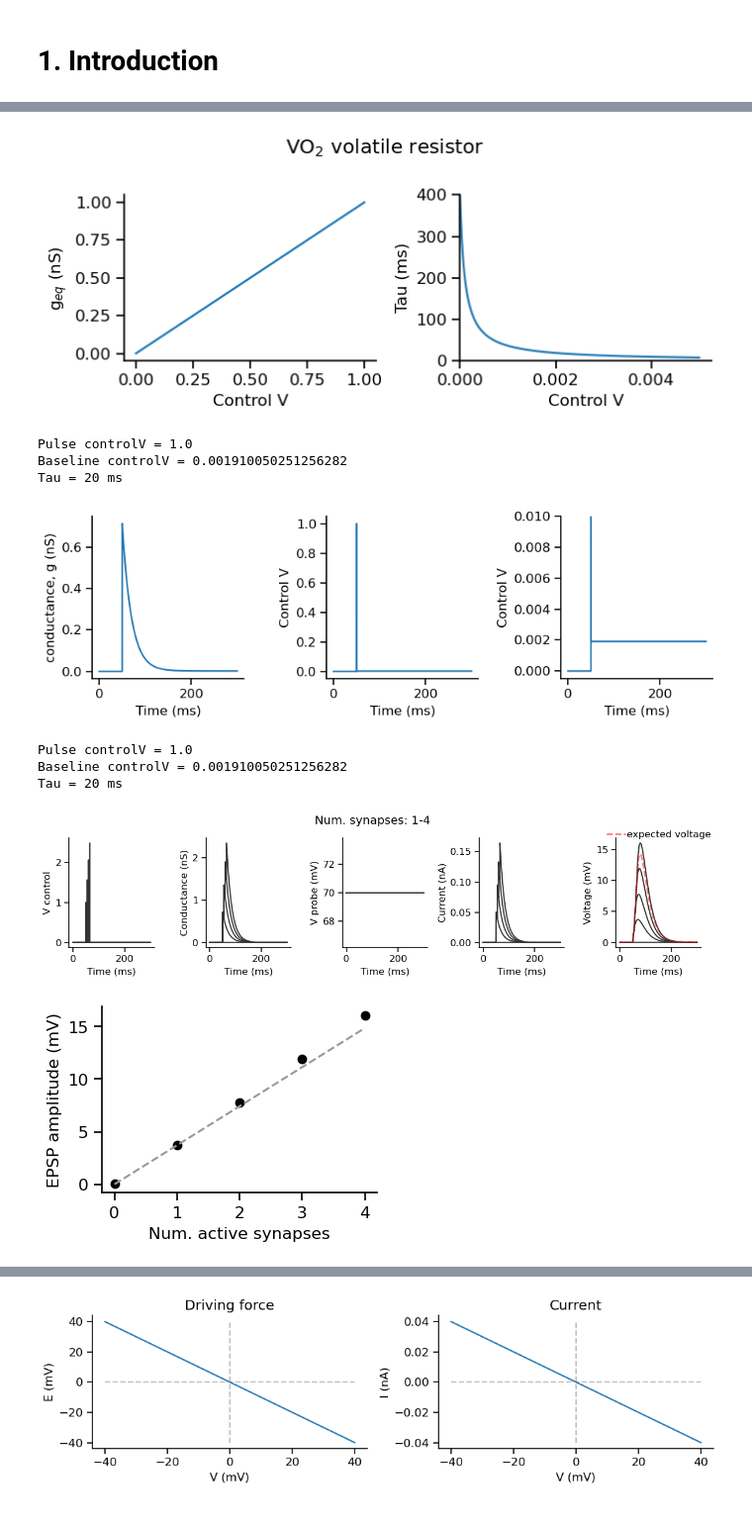
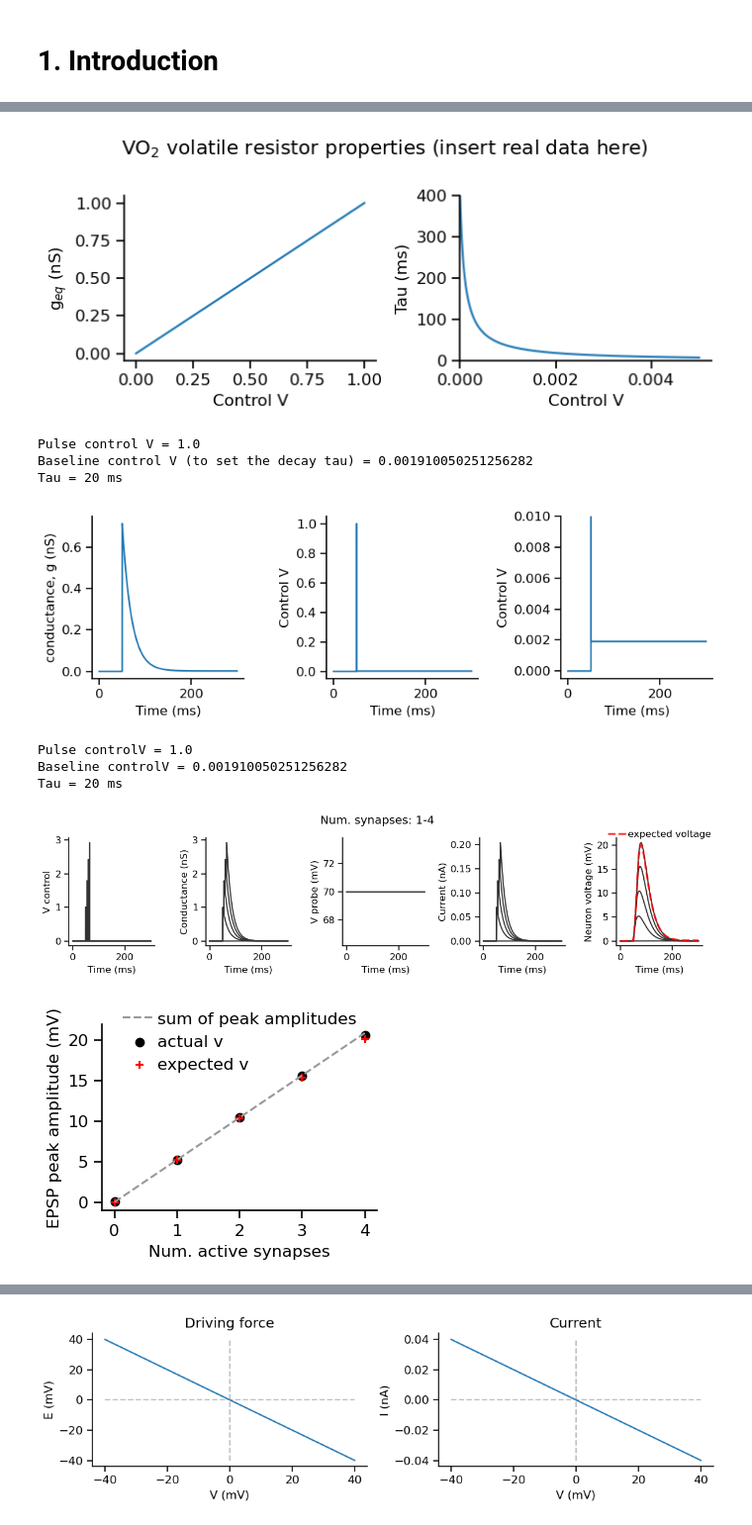
Before and after one commit to argalloni/Neuromorphic_simulations, a Jupyter notebook: Neuromorphic_conductance_syn.ipynb, the cells around one changed output, grey strips where cells are left out. Shown: that part at 99% size. Cells and saved outputs as stored; diff of their text form; code cells hidden in the pictures.

Commit message:
added calculation of linear sum + controlV duration

```diff
--- a/Neuromorphic_conductance_syn.ipynb
+++ b/Neuromorphic_conductance_syn.ipynb
@@ -294,8 +317,6 @@ class Volatile_Resistor():
         return controlV
 # %%
 # Plot properties
-dt = 0.1
-time = np.arange(0,300,dt)
 g_volatile = Volatile_Resistor(dt)
 
 fig,ax = plt.subplots(1,2,figsize=[7,3])
@@ -313,15 +334,15 @@ ax[1].set_ylabel('Tau (ms)')
 ax[1].set_ylim([0,400])
 ax[1].set_xlim(left=0)
 
-plt.suptitle('VO$_{2}$ volatile resistor')
+plt.suptitle('VO$_{2}$ volatile resistor properties (insert real data here)')
 plt.tight_layout()
 plt.show()
 
 fig,ax = plt.subplots(1,3,figsize=[9,3])
 baselineV = g_volatile.compute_controlV(20)
 pulseV = 1.
-print(f"Pulse controlV = {pulseV}")
-print(f"Baseline controlV = {baselineV}")
+print(f"Pulse control V = {pulseV}")
+print(f"Baseline control V (to set the decay tau) = {baselineV}")
 print(f"Tau = {round(g_volatile.tau(baselineV))} ms")
 
 for t in time:
@@ -347,9 +368,9 @@ ax[2].set_ylim([-0.0005,0.01])
 plt.tight_layout()
 plt.show()
 # %% [output]
-[figure, old version]
+[figure, new version]
-Pulse controlV = 1.0
-Baseline controlV = 0.001910050251256282
+Pulse control V = 1.0
+Baseline control V (to set the decay tau) = 0.001910050251256282
 Tau = 20 ms
 [figure]
 # %%
@@ -421,11 +467,10 @@ Baseline controlV = 0.001910050251256282
 Tau = 20 ms
 # %%
 # Plot simulation results
-EPSP_amplitudes = np.max(simulation_results['V'],axis=0) - simulation_results['V'][0,:]
 
 fig,ax = plt.subplots(1,5,figsize=(12,3))
-titles = {'V': 'Voltage (mV)', 'I': 'Current (nA)',
-          'g_ampa': 'Conductance (nS)', 'E_ampa':'V probe (mV)', 'controlV':'V control'}
+titles = {'V': 'Neuron voltage (mV)', 'I': 'Current (nA)',
+          'g_ampa': 'Conductance (nS)', 'V_probe':'V probe (mV)', 'controlV':'V control'}
 
 plot_nr = 0
 ax[plot_nr].plot(time, simulation_results['controlV'], color=[0.2,0.2,0.2])
@@ -437,51 +482,50 @@ ax[plot_nr].plot(time, simulation_results['g_ampa'], color=[0.2,0.2,0.2])
 ax[plot_nr].set_xlabel('Time (ms)')
 ax[plot_nr].set_ylabel(titles['g_ampa'])
 plot_nr += 1
 
-ax[plot_nr].plot(time, simulation_results['E_ampa'], color=[0.2,0.2,0.2])
+ax[plot_nr].plot(time, simulation_results['V_probe'], color=[0.2,0.2,0.2])
 ax[plot_nr].set_xlabel('Time (ms)')
-ax[plot_nr].set_ylabel(titles['E_ampa'])
+ax[plot_nr].set_ylabel(titles['V_probe'])
 plot_nr += 1
 
 ax[plot_nr].plot(time, simulation_results['I'], color=[0.2,0.2,0.2])
 ax[plot_nr].set_xlabel('Time (ms)')
 ax[plot_nr].set_ylabel(titles['I'])
 plot_nr += 1
 
 ax[plot_nr].plot(time, simulation_results['V'], color=[0.2,0.2,0.2])
 ax[plot_nr].set_xlabel('Time (ms)')
 ax[plot_nr].set_ylabel(titles['V'])
 
-single_EPSP_trace = simulation_results['V'][:,1]
-baseline = single_EPSP_trace[0]
-summed_EPSP_traces = np.zeros_like(single_EPSP_trace)
-for stim in simulation_results['stim_times']:
-    shift = int(stim - simulation_results['stim_times'][0])
-    summed_EPSP_traces += np.roll(single_EPSP_trace,shift) - baseline
-summed_EPSP_traces += baseline
-ax[plot_nr].plot(time,summed_EPSP_traces,'--',linewidth=2,color='r',alpha=0.5, label='expected voltage')
+baselines = simulation_results['single_EPSPs'][0,:]
+summed_EPSP_trace = np.sum(simulation_results['single_EPSPs']-baselines,axis=1) + baselines[0]
+ax[plot_nr].plot(time,summed_EPSP_trace,'--',linewidth=2.5,alpha=0.8,color='r', label='expected voltage')
 ax[plot_nr].legend(loc='upper center', bbox_to_anchor=(0.5, 1.15))
 
 plt.tight_layout()
 plt.subplots_adjust(top=0.85)
 plt.suptitle(f'Num. synapses: 1-{synapse_range}')
 
-single_EPSP = EPSP_amplitudes[1]
-num_EPSPs = len(EPSP_amplitudes)
-linear_sum = np.arange(0, num_EPSPs*single_EPSP, single_EPSP)
+
+singleEPSP_amplitudes = np.max(simulation_results['single_EPSPs'],axis=0) - baselines
+linear_sum = np.cumsum(singleEPSP_amplitudes)
+expected_amplitudes = np.max(np.cumsum(simulation_results['single_EPSPs']-baselines,axis=1),axis=0)
+multiEPSP_amplitudes = np.max(simulation_results['V'],axis=0) - baselines
+num_EPSPs = len(multiEPSP_amplitudes)
 
 fig,ax = plt.subplots(figsize=[5,4])
-ax.plot(np.arange(num_EPSPs), linear_sum, '--', c=[0.6,0.6,0.6])
-ax.scatter(np.arange(num_EPSPs), EPSP_amplitudes,color='k')
-ax.set_ylabel('EPSP amplitude (mV)')
+ax.plot(np.arange(num_EPSPs), linear_sum, '--', c=[0.6,0.6,0.6], label='sum of peak amplitudes')
+ax.scatter(np.arange(num_EPSPs), multiEPSP_amplitudes, color='k', label='actual v')
+ax.scatter(np.arange(num_EPSPs), expected_amplitudes, marker='+',color='r',label='expected v')
+ax.set_ylabel('EPSP peak amplitude (mV)')
 ax.set_xlabel('Num. active synapses')
+ax.legend(loc='upper center', bbox_to_anchor=(0.5, 1.15))
 
 plt.tight_layout(pad=5)
 plt.subplots_adjust(top=0.8)
-
 plt.show()
 # %% [output]
-[figure, old version]
+[figure, new version]
-[figure, old version]
+[figure, new version]
 # %% [markdown]
 # 5. Modeling a neuron with voltage-dependent driving force
```
Also changed, not shown: parts of 27 cells of this notebook.
